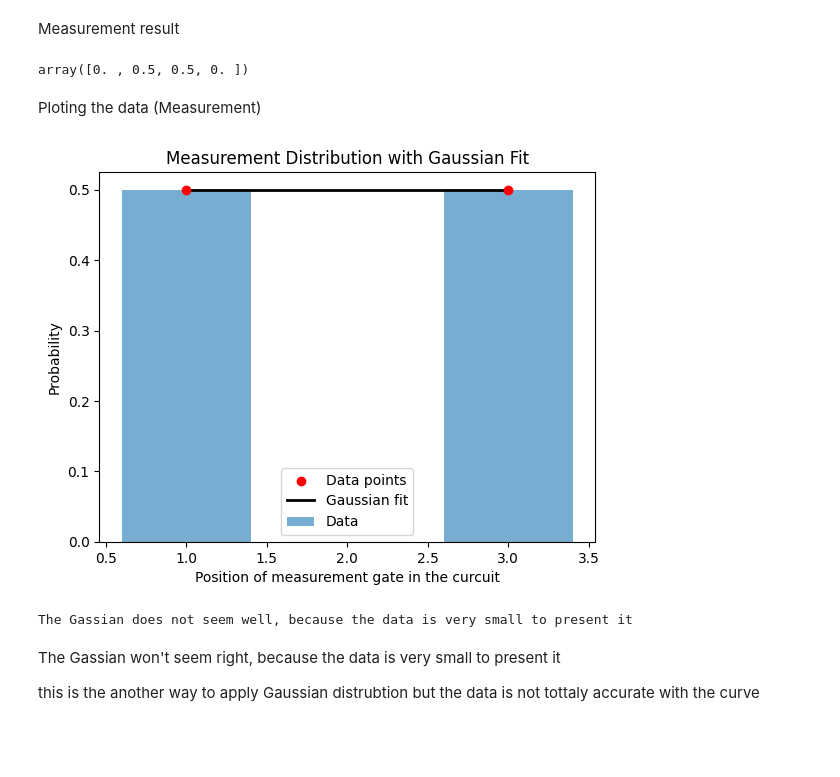
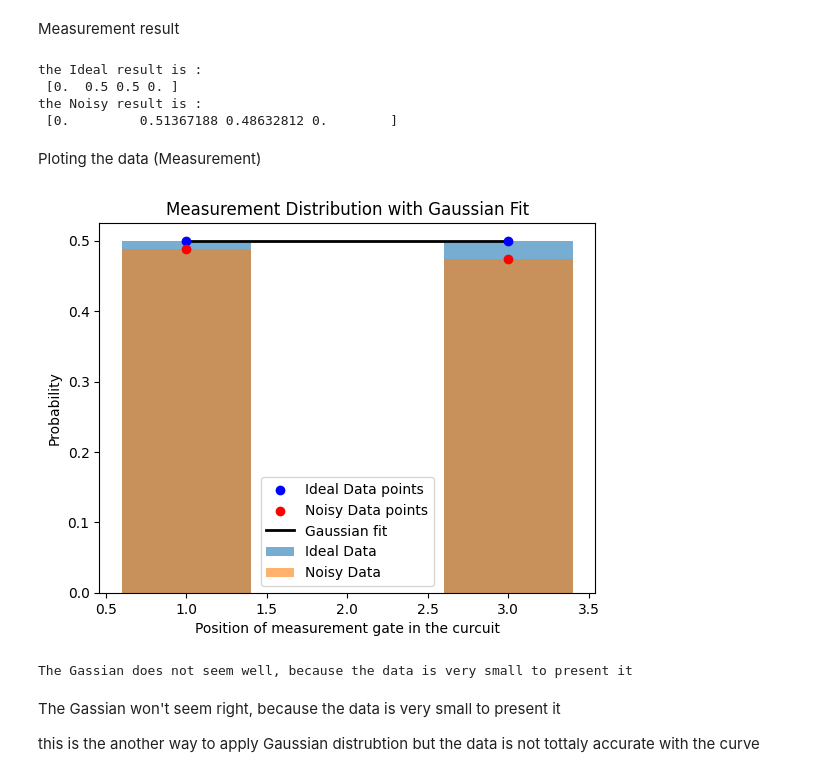
Before and after one commit to MohamedHSallam/Galton-Box-QC-, a Jupyter notebook: Wiser_project.ipynb, the cells around one changed output. Cells and saved outputs as stored; diff of their text form; code cells hidden in the pictures; blank space fills up the shorter version.

```diff
--- a/Wiser_project.ipynb
+++ b/Wiser_project.ipynb
@@ -91,8 +56,9 @@ from scipy.interpolate import make_interp_spline
 # %% [markdown]
 Building the curcit
 # %%
-t1_dev = qml.device("lightning.qubit", 4)
-@qml.qnode(t1_dev)
+t1_dev_Ideal = qml.device("lightning.qubit", 4)
+t1_dev_Noise = qml.device("qrack.simulator", 4, shots=1024) #adding shots to be more realistic
+
 def _1_level_Galton_Box ():
   qml.Hadamard(0)
   qml.X(2)
@@ -100,6 +66,9 @@ def _1_level_Galton_Box ():
   qml.CNOT(wires=[2,0])
   qml.CSWAP((0,2,3))
   return qml.probs((1,3))
+
+_1_level_Galton_Box_I=qml.QNode(_1_level_Galton_Box,t1_dev_Ideal) #Ideal verison
+_1_level_Galton_Box_N=qml.QNode(_1_level_Galton_Box,t1_dev_Noise) #Noisy verison
 # %% [markdown]
 Display the drawing of the circuit
 # %%
@@ -109,15 +78,20 @@ qml.draw_mpl(_1_level_Galton_Box,style="pennylane")()
 [figure]
 # %% [markdown]
 Measurement result
-# %%
-_1_level_Galton_Box()
-# %% [output]
-array([0. , 0.5, 0.5, 0. ])
+# %%
+print("the Ideal result is :\n",_1_level_Galton_Box_I())
+print("the Noisy result is :\n",_1_level_Galton_Box_N())
+# %% [output]
+the Ideal result is :
+ [0.  0.5 0.5 0. ]
+the Noisy result is :
+ [0.         0.51367188 0.48632812 0.        ]
 # %% [markdown]
 Ploting the data (Measurement)
 # %%
 x_1=[1,3]
-y_1=[_1_level_Galton_Box()[i] for i in [2**j for j in range(int(math.log(2**1, 2)) + 1)]]
+y_1=[_1_level_Galton_Box_I()[i] for i in [2**j for j in range(int(math.log(2**1, 2)) + 1)]]
+y_1_n=[_1_level_Galton_Box_N()[i] for i in [2**j for j in range(int(math.log(2**1, 2)) + 1)]]
 
 # --- Example Gaussian function ---
 def gaussian(x, mu, sigma, amplitude):
@@ -129,36 +103,38 @@ sigma_guess = (max(x_1) - min(x_1)) / 6
 amp_guess = max(y_1)
 initial_guess = [mu_guess, sigma_guess, amp_guess]
 
 # --- Fit Gaussian ---
 popt, _ = curve_fit(
     gaussian,
     x_1,
     y_1,
     p0=initial_guess,
     bounds=([min(x_1), 0, 0], [max(x_1), np.inf, np.inf]),
     maxfev=5000
 )
 mu_fit, sigma_fit, amp_fit = popt
 
 # --- Smooth x-values for curve ---
 x_fit = np.linspace(min(x_1), max(x_1), 300)
 y_fit = gaussian(x_fit, mu_fit, sigma_fit, amp_fit)
 
 # --- Plot ---
-plt.bar(x_1, y_1, width=0.8, alpha=0.6, label="Data")
-plt.scatter(x_1, y_1, color="red", zorder=5, label="Data points")
+plt.bar(x_1, y_1, width=0.8, alpha=0.6, label="Ideal Data")
+plt.scatter(x_1, y_1, color="blue", zorder=5, label="Ideal Data points")
+plt.bar(x_1, y_1_n, width=0.8, alpha=0.6, label="Noisy Data")
+plt.scatter(x_1, y_1_n, color="red", zorder=5, label="Noisy Data points")
 plt.plot(x_fit, y_fit, color="black", linewidth=2, label="Gaussian fit")
 
 # Labels
 plt.xlabel("Position of measurement gate in the curcuit")
 plt.ylabel("Probability")
 plt.title("Measurement Distribution with Gaussian Fit")
 plt.legend()
 plt.show()
 
 print("\n\nThe Gassian does not seem well, because the data is very small to present it")
 # %% [output]
-[figure, old version]
+[figure, new version]
 The Gassian does not seem well, because the data is very small to present it
 # %% [markdown]
 The Gassian won't seem right, because the data is very small to present it
```
Also changed, not shown: parts of 9 cells of this notebook.
